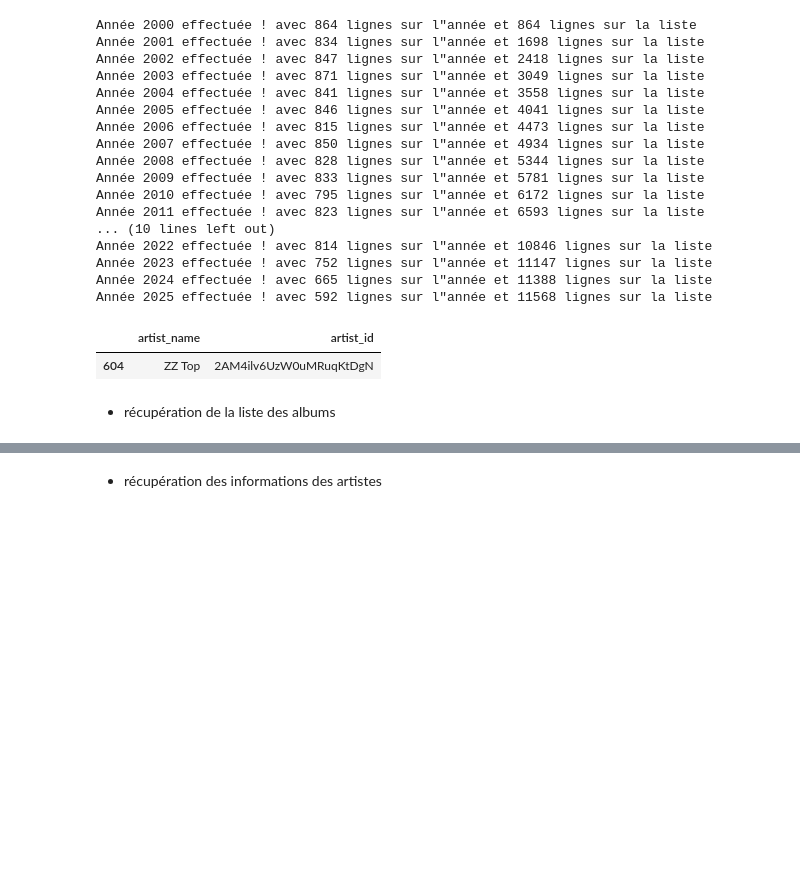
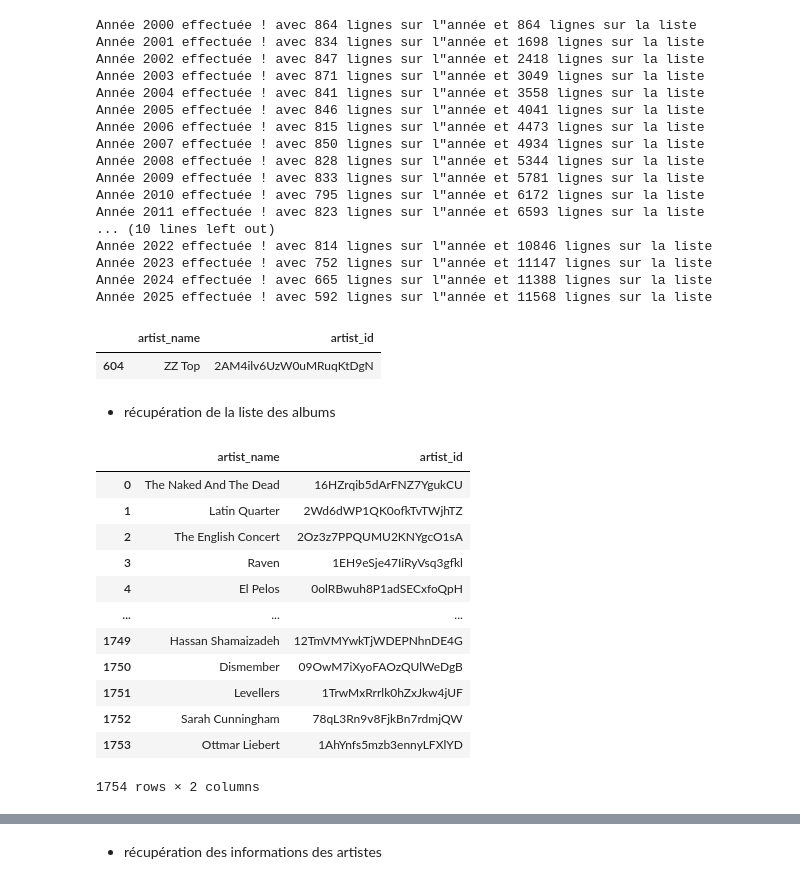
Before and after one commit to Yann-ML/PROJET_3_WCS, a Jupyter notebook: API_SPOTIFY/spotify_api.ipynb, the cells around one changed output, grey strips where cells are left out. Drawn from its saved outputs; the diff is of its cells as text; code cells hidden in the pictures; blank space fills up the shorter version.

```diff
--- a/API_SPOTIFY/spotify_api.ipynb
+++ b/API_SPOTIFY/spotify_api.ipynb
@@ -87,7 +89,26 @@ df_list_artist.to_csv('liste_artistes.csv', index=False)
 - récupération de la liste des albums
 # %%
 # pour tester, on récupère le df créé juste au dessus en utilisant la première cellule
-data = pd.read_csv('liste_artistes.csv')
+data_artistes = pd.read_csv('info_artist_0-1754.csv')
+
+# vu que c'est le nouveau fichier, je ne veux que les id avec les noms
+data_artistes = data_artistes[['artist_name','artist_id']]
+# %%
+data_artistes
+# %% [output]
+|  | artist_name | artist_id |
+| 0 | The Naked And The Dead | 16HZrqib5dArFNZ7YgukCU |
+| 1 | Latin Quarter | 2Wd6dWP1QK0ofkTvTWjhTZ |
+| 2 | The English Concert | 2Oz3z7PPQUMU2KNYgcO1sA |
+| 3 | Raven | 1EH9eSje47IiRyVsq3gfkl |
+| 4 | El Pelos | 0olRBwuh8P1adSECxfoQpH |
+| ... | ... | ... |
+| 1749 | Hassan Shamaizadeh | 12TmVMYwkTjWDEPNhnDE4G |
+| 1750 | Dismember | 09OwM7iXyoFAOzQUlWeDgB |
+| 1751 | Levellers | 1TrwMxRrrlk0hZxJkw4jUF |
+| 1752 | Sarah Cunningham | 78qL3Rn9v8FjkBn7rdmjQW |
+| 1753 | Ottmar Liebert | 1AhYnfs5mzb3ennyLFXlYD |
+1754 rows × 2 columns
 # %%
 # récupération des données via l'api pour la partie Albums
 
```
Also changed, not shown: parts of 25 cells of this notebook, 3 other files.
